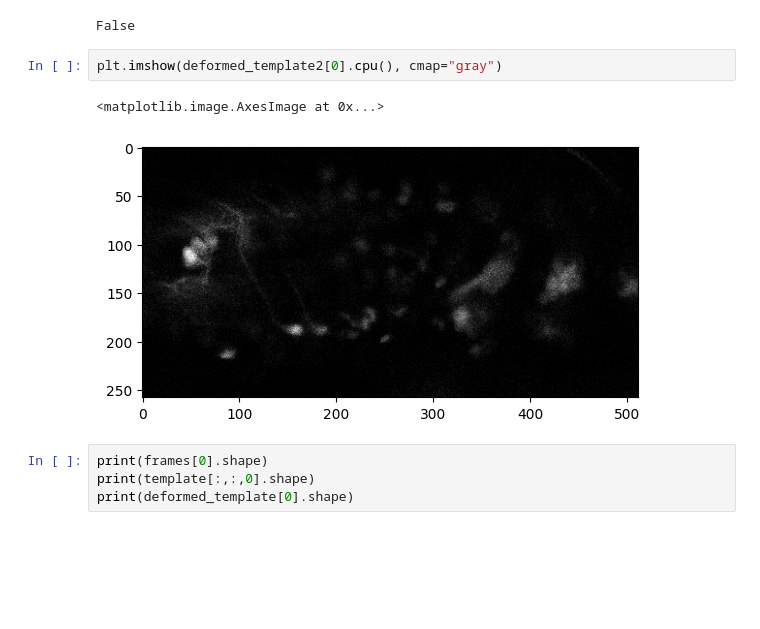
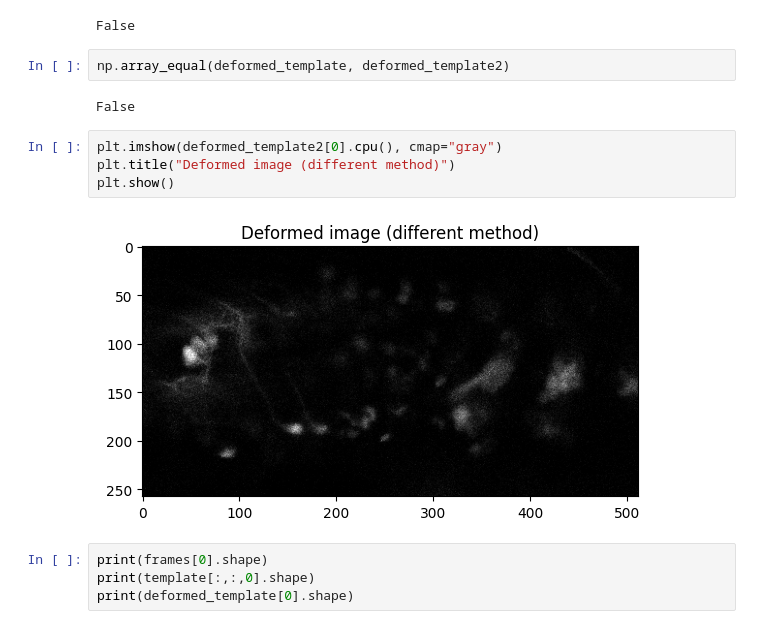
Before and after one commit to MoritzPalm/BIMAP, a Jupyter notebook: bimap/src/lddmm_test.ipynb, the cells around one changed output. Saved outputs shown, nothing was run; the diff lists cells and outputs as text; blank space fills up the shorter version.

```diff
--- a/bimap/src/lddmm_test.ipynb
+++ b/bimap/src/lddmm_test.ipynb
@@ -84,11 +84,16 @@ to_be_deformed.shape
 np.array_equal(to_be_deformed, deformed_template[0])
 # %% [output]
 False
+# %%
+np.array_equal(deformed_template, deformed_template2)
+# %% [output]
+False
 # %%
 plt.imshow(deformed_template2[0].cpu(), cmap="gray")
+plt.title("Deformed image (different method)")
+plt.show()
 # %% [output]
-<matplotlib.image.AxesImage at 0x...>
-[figure, old version]
+[figure, new version]
 # %%
 print(frames[0].shape)
 print(template[:,:,0].shape)
```
Also changed, not shown: parts of 12 cells of this notebook, 8 other files.
